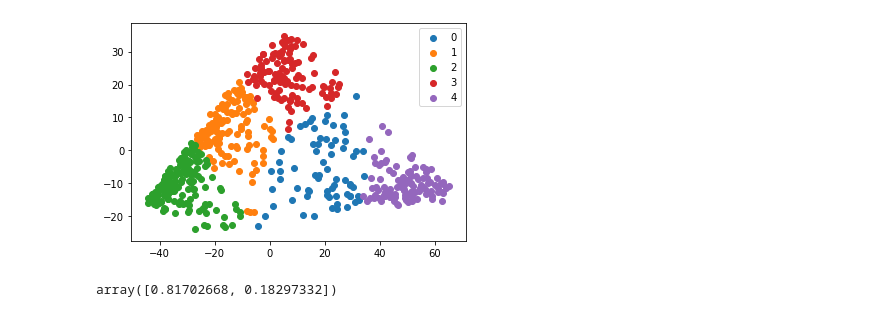
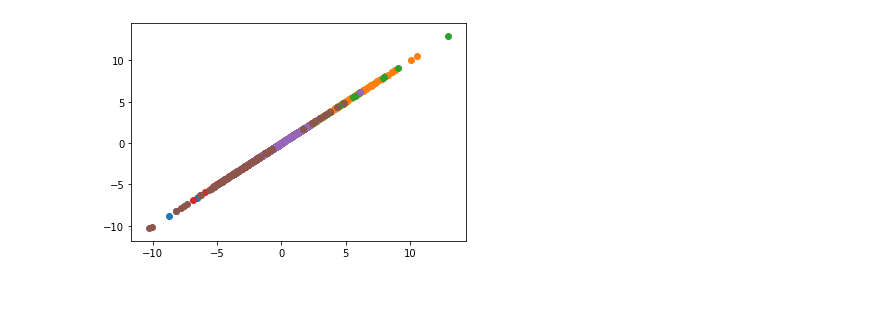
Before and after one commit to AmirMEdris/Nba-Player-Position-Clustering, a Jupyter notebook: Nba Clustering.ipynb, the cells around one changed output. Cells and saved outputs as stored; diff of their text form; code cells hidden in the pictures.

Commit message:
Combined all nba player datasets and made 4d plot from pca components

```diff
--- a/Nba Clustering.ipynb
+++ b/Nba Clustering.ipynb
@@ -14,9 +104,10 @@ df.head(1)
 # %%
 positions = []
 for i in df['Pos']:
-    pos = 1 if i[:2] == 'PG' else 2 if 'SG' else 3 if 'SF' else 4 if 'PF' else 5
+    pos = 1 if i[:2] == 'PG' else 2 if i[:2] == 'SG' else 3 if  i[:2]== 'SF' else 4 if  i[:2]== 'PF' else 5
+    print(pos)
     positions.append(pos)
-df = df[['G', 'GS', 'MP', 'FG', 'FGA', 'FG%','3P','3PA','3P%','FT%', 'ORB', 'DRB', 'TRB','AST','STL','BLK','TOV','PF','PTS']]
 df2 = df
-
-df2['positions'] = positions
+df.drop('Player',axis=1,inplace=True)
+print(positions)
+df['Pos'] = positions
@@ -28,30 +153,23 @@ df2 = df2.dropna()
 # %%
-
 
 #Load Data
 
-pca = PCA(2)
+pca = PCA(0.95)
 
 #Transform the data
-df = pca.fit_transform(df)
+scaler = StandardScaler()
+matrix = scaler.fit_transform(df)
+df = pd.DataFrame(pca.fit_transform(matrix))
 
 #Initialize the class object
-kmeans = KMeans(n_clusters= 5)
+kmeans = KMeans(n_clusters= 6)
 
 #predict the labels of clusters.
-label = kmeans.fit_predict(df2)
-
+label = kmeans.fit_predict(df)
+df['label'] = label
 #Getting unique labels
 u_labels = np.unique(label)
-
-#plotting the results:
 for i in u_labels:
-    plt.scatter(df[label == i , 0] , df[label == i , 1] , label = i)
-plt.legend()
-plt.show()
+    plt.scatter(df[df["label"] == i].iloc[:,0],df[df["label"] == i].iloc[:,0])
 # %% [output]
-[figure, old version]
+[figure, new version]
-# %%
-pca.explained_variance_ratio_
-# %% [output]
-array([0.81702668, 0.18297332])
```
Also changed, not shown: parts of 22 cells of this notebook, 8 other files.
